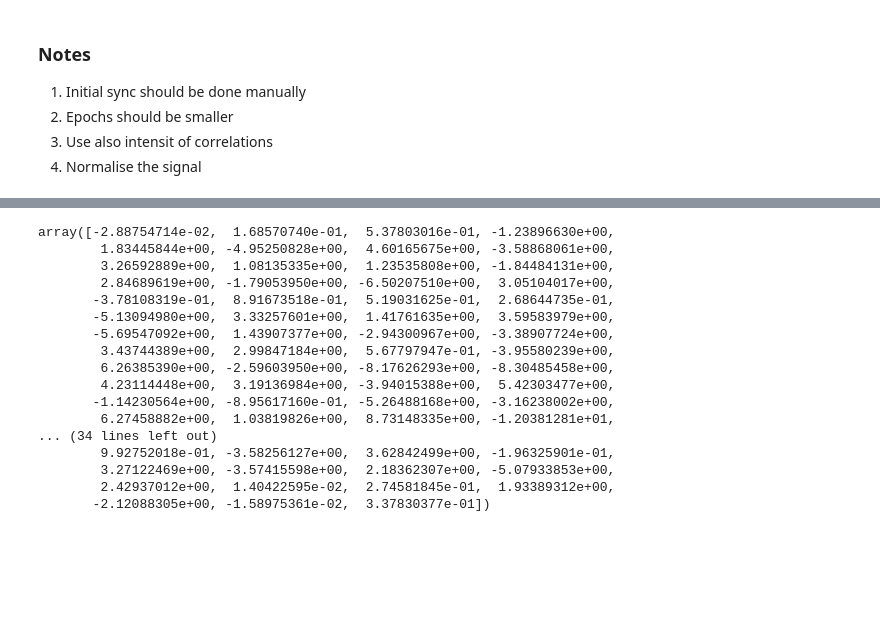
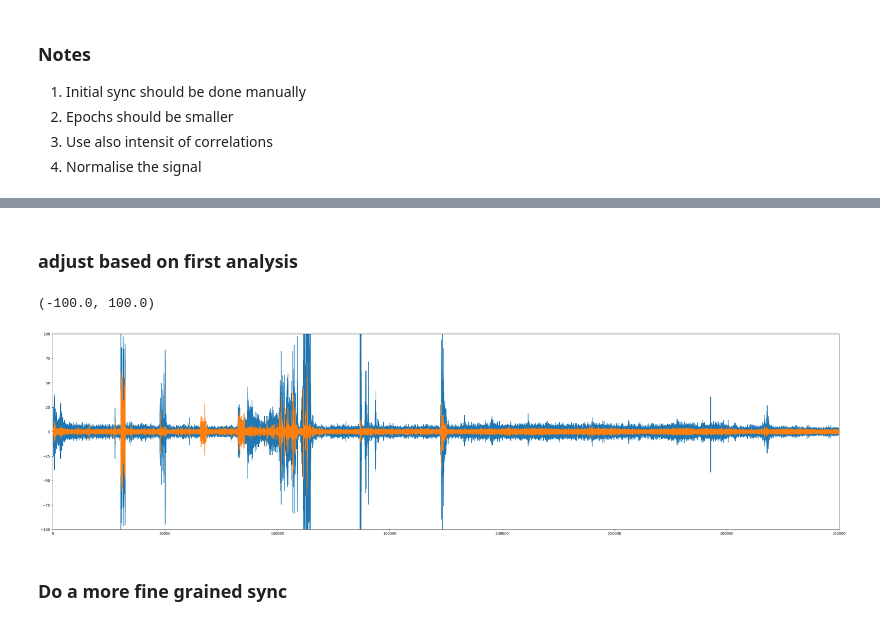
Before and after one commit to iduntech/idn-sync-data, a Jupyter notebook: sync_data.ipynb, the cells around one changed output, grey strips where cells are left out. Cells and saved outputs as stored; diff of their text form; code cells hidden in the pictures; blank space fills up the shorter version.

```diff
--- a/sync_data.ipynb
+++ b/sync_data.ipynb
@@ -209,20 +202,27 @@ plt.plot(np.array(lag_arr)/250)
-# %%
-correlation
-# %% [output]
-array([-2.88754714e-02,  1.68570740e-01,  5.37803016e-01, -1.23896630e+00,
-        1.83445844e+00, -4.95250828e+00,  4.60165675e+00, -3.58868061e+00,
-        3.26592889e+00,  1.08135335e+00,  1.23535808e+00, -1.84484131e+00,
-        2.84689619e+00, -1.79053950e+00, -6.50207510e+00,  3.05104017e+00,
-       -3.78108319e-01,  8.91673518e-01,  5.19031625e-01,  2.68644735e-01,
-       -5.13094980e+00,  3.33257601e+00,  1.41761635e+00,  3.59583979e+00,
-       -5.69547092e+00,  1.43907377e+00, -2.94300967e+00, -3.38907724e+00,
-        3.43744389e+00,  2.99847184e+00,  5.67797947e-01, -3.95580239e+00,
-        6.26385390e+00, -2.59603950e+00, -8.17626293e+00, -8.30485458e+00,
-        4.23114448e+00,  3.19136984e+00, -3.94015388e+00,  5.42303477e+00,
-       -1.14230564e+00, -8.95617160e-01, -5.26488168e+00, -3.16238002e+00,
-        6.27458882e+00,  1.03819826e+00,  8.73148335e+00, -1.20381281e+01,
-... (34 lines left out)
-        9.92752018e-01, -3.58256127e+00,  3.62842499e+00, -1.96325901e-01,
-        3.27122469e+00, -3.57415598e+00,  2.18362307e+00, -5.07933853e+00,
-        2.42937012e+00,  1.40422595e-02,  2.74581845e-01,  1.93389312e+00,
-       -2.12088305e+00, -1.58975361e-02,  3.37830377e-01])
+# %% [markdown]
+### adjust based on first analysis
+# %%
+lag_arr = np.array(lag_arr)
+lag_initial = lag_arr[:20]
+lag_initial = remove_outliers(lag_initial)
+lag_mean = int(np.mean(lag_initial))
+
+# cut the lag_mean data from the start of idun_cleaned_data if it is positive or from the start of prodigy_cleaned_data if negative
+if lag_mean < 0:
+    idun_cut_data = idun_cleaned_data[lag_mean:]
+    prodigy_cut_data = prodigy_cleaned_data[:-(lag_mean)]
+else:
+    idun_cut_data = idun_cleaned_data[:-(lag_mean)]
+    prodigy_cut_data = prodigy_cleaned_data[lag_mean:]
+
+# plot the data
+plt.figure(figsize=(40, 10))
+plt.plot(idun_cut_data, label='idun')
+plt.plot(0.5*prodigy_cut_data, label='prodigy')
+plt.xlim(0, 1400*BASE_SAMPLE_RATE)
+plt.ylim(-100,100)
+# %% [output]
+(-100.0, 100.0)
+[figure, added]
+# %% [markdown]
+### Do a more fine grained sync
```
Also changed, not shown: parts of 19 cells of this notebook, 2 other files.
